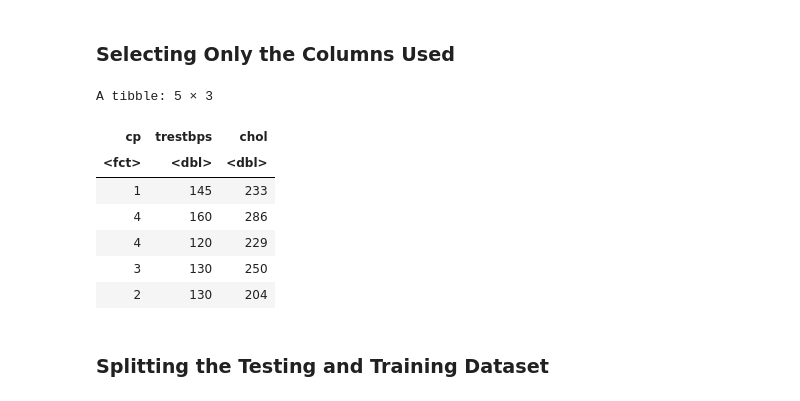
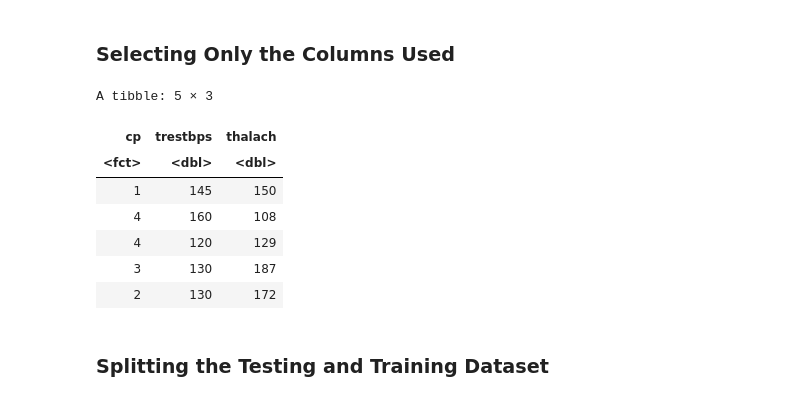
Before and after one commit to drkchu/chest-pain-classification, a Jupyter notebook: heart_disease.ipynb, the cells around one changed output. Drawn from its saved outputs; the diff is of its cells as text; code cells hidden in the pictures.

```diff
--- a/heart_disease.ipynb
+++ b/heart_disease.ipynb
@@ -66,9 +84,10 @@ url <- "https://archive.ics.uci.edu/ml/machine-learning-databases/heart-disease/
 heart_disease_data <- read_csv(url, col_names = FALSE, na = c("?")) |>
     setNames(c("age", "sex", "cp", "trestbps", "chol", "fbs", "restecg", "thalach", "exang", "oldpeak", "slope", "ca", "thal", "num")) |>
     mutate(cp = as_factor(cp)) |>
-    drop_na(chol) |>
+    drop_na(thalach) |>
     drop_na(trestbps) |>
-    filter(chol != 0)
+    filter(thalach != 0)|>
+    filter(trestbps != 0)
 # Only showing the first five rows
 head(heart_disease_data, n = 5)
 # %% [output]
@@ -92,17 +111,17 @@ A tibble: 5 × 14
 # %%
 #Selecting the columns we use only
 heart_disease_dataset <- heart_disease_data|>
-select(cp,trestbps,chol)
+select(cp,trestbps,thalach)
 head(heart_disease_dataset, n = 5)
 # %% [output]
 A tibble: 5 × 3
-| cp | trestbps | chol |
+| cp | trestbps | thalach |
 | <fct> | <dbl> | <dbl> |
-| 1 | 145 | 233 |
-| 4 | 160 | 286 |
-| 4 | 120 | 229 |
-| 3 | 130 | 250 |
-| 2 | 130 | 204 |
+| 1 | 145 | 150 |
+| 4 | 160 | 108 |
+| 4 | 120 | 129 |
+| 3 | 130 | 187 |
+| 2 | 130 | 172 |
 # %% [markdown]
 ### Splitting the Testing and Training Dataset
 # %%
```
Also changed, not shown: parts of 7 cells of this notebook.
